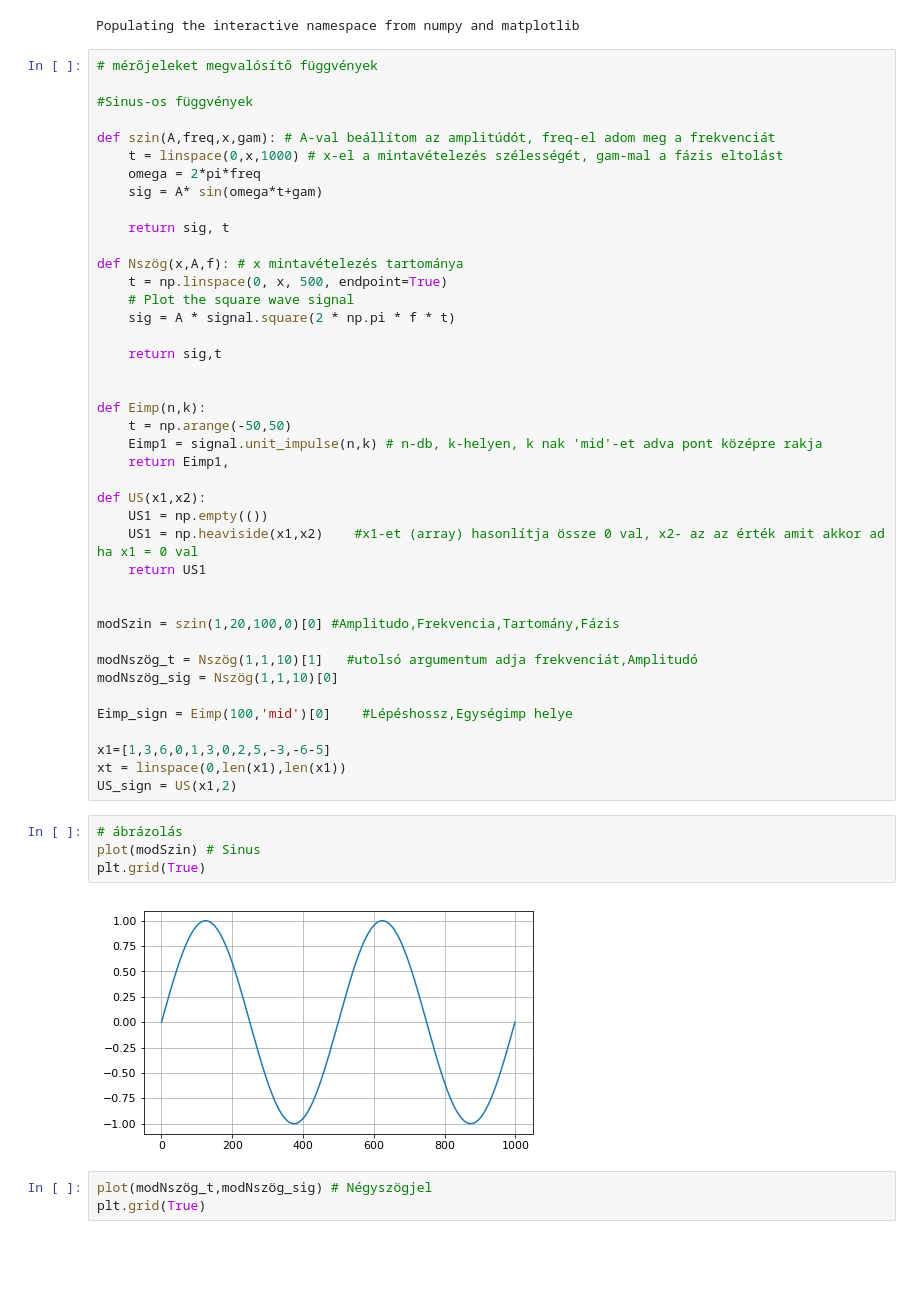
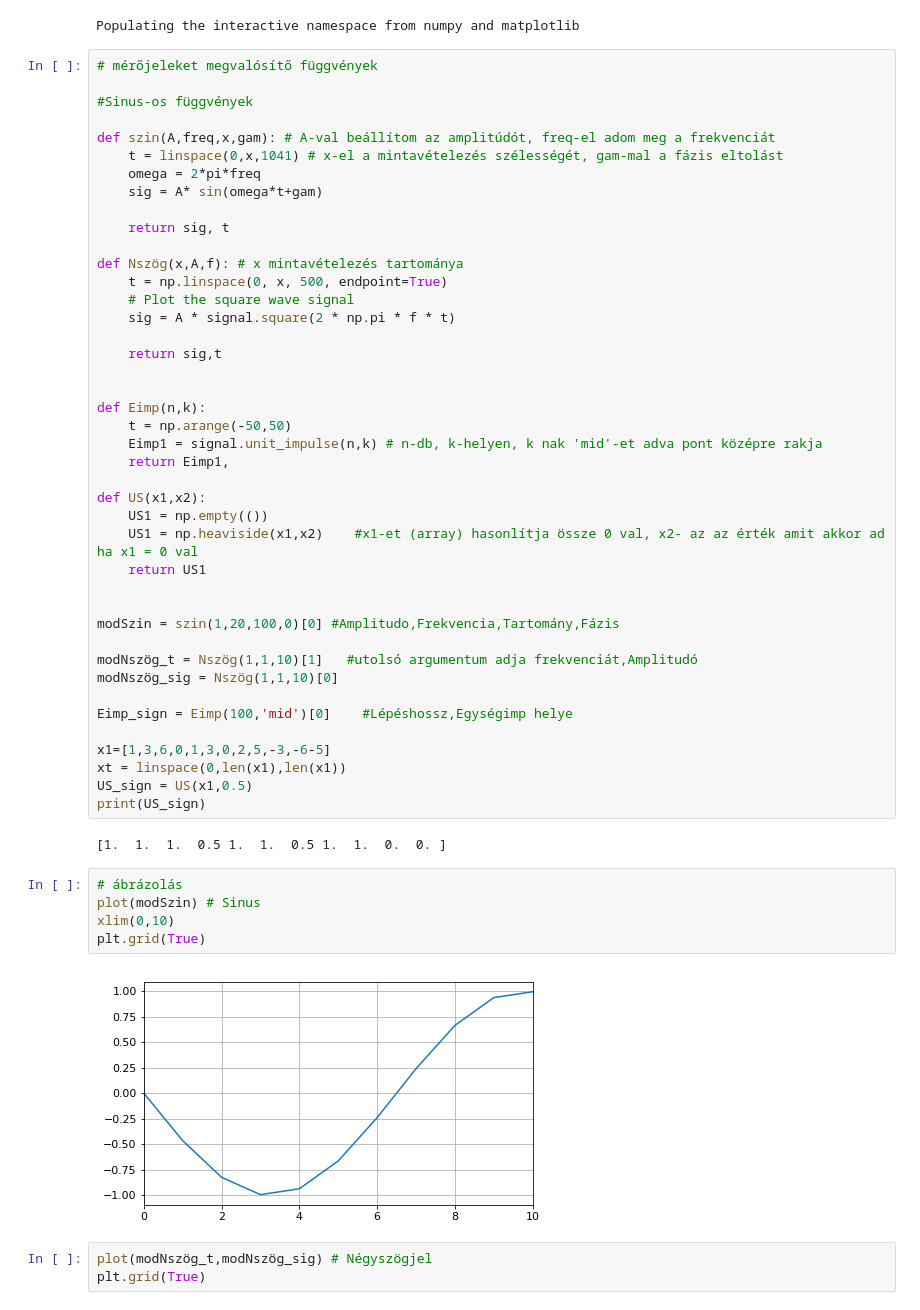
Before and after one commit to Tominano/Numerical-methods-of-physics-II, a Jupyter notebook: 3_feladatsor/3_feladat_Tomi.ipynb, the cells around one changed output. Cells and saved outputs as stored; diff of their text form; blank space fills up the shorter version.

```diff
--- a/3_feladatsor/3_feladat_Tomi.ipynb
+++ b/3_feladatsor/3_feladat_Tomi.ipynb
@@ -203,7 +203,7 @@ Populating the interactive namespace from numpy and matplotlib
 #Sinus-os függvények
 
 def szin(A,freq,x,gam): # A-val beállítom az amplitúdót, freq-el adom meg a frekvenciát
-    t = linspace(0,x,1000) # x-el a mintavételezés szélességét, gam-mal a fázis eltolást
+    t = linspace(0,x,1041) # x-el a mintavételezés szélességét, gam-mal a fázis eltolást
     omega = 2*pi*freq
     sig = A* sin(omega*t+gam)
 
@@ -237,13 +237,17 @@ Eimp_sign = Eimp(100,'mid')[0]    #Lépéshossz,Egységimp helye
 
 x1=[1,3,6,0,1,3,0,2,5,-3,-6-5]
 xt = linspace(0,len(x1),len(x1))
-US_sign = US(x1,2)
+US_sign = US(x1,0.5)
+print(US_sign)
+# %% [output]
+[1.  1.  1.  0.5 1.  1.  0.5 1.  1.  0.  0. ]
 # %%
 # ábrázolás
 plot(modSzin) # Sinus
+xlim(0,10)
 plt.grid(True)
 # %% [output]
-[figure, old version]
+[figure, new version]
 # %%
 plot(modNszög_t,modNszög_sig) # Négyszögjel
 plt.grid(True)
```
Also changed, not shown: parts of 3 cells of this notebook.
